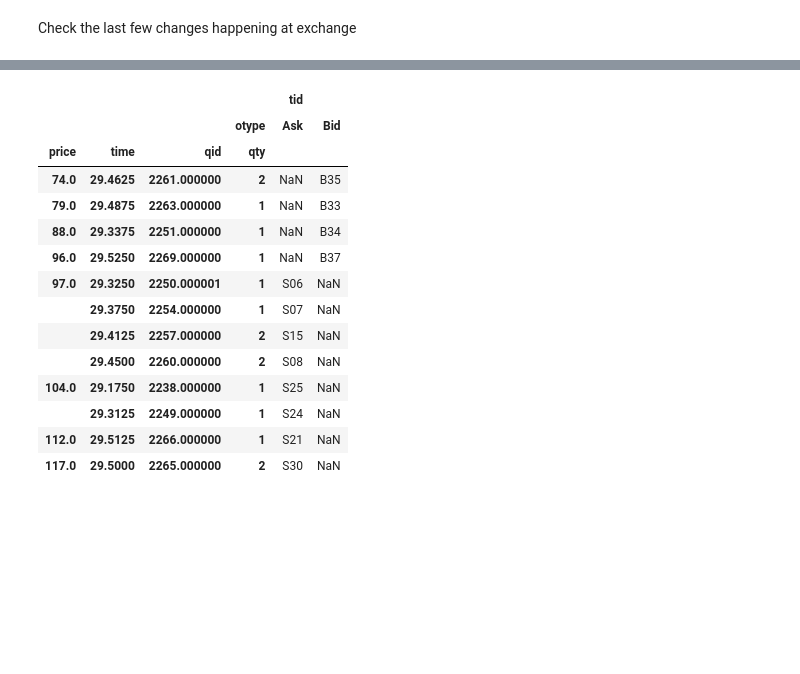
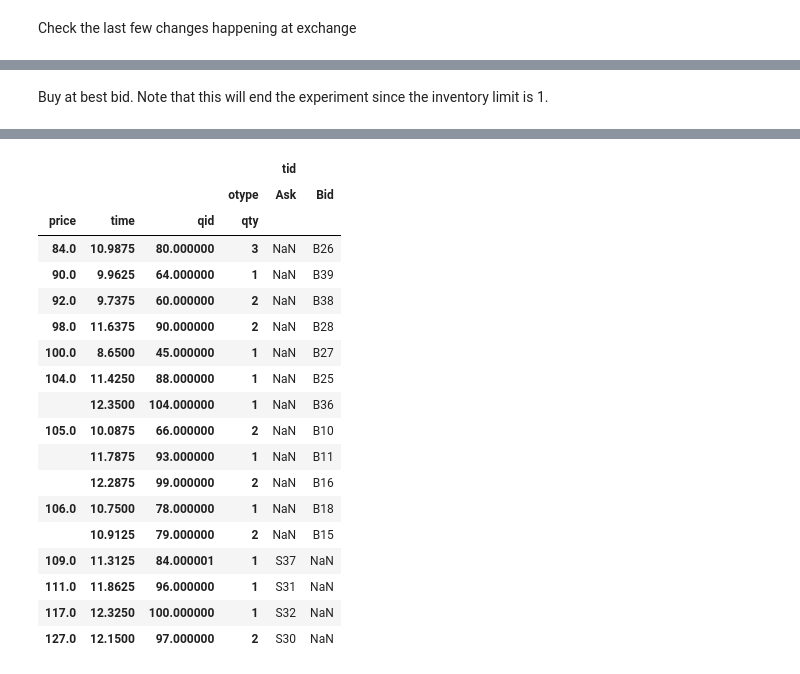
Before and after one commit to yetiminer/BUCLSE, a Jupyter notebook: Tutorials/Intro to BUCLSE part 4 Reinforcement Learning.ipynb, the cells around one changed output, grey strips where cells are left out. Saved outputs shown, nothing was run; the diff lists cells and outputs as text; code cells hidden in the pictures; blank space fills up the shorter version.

Commit message:
get RL and wang wellman working with message environment

```diff
--- a/Tutorials/Intro to BUCLSE part 4 Reinforcement Learning.ipynb
+++ b/Tutorials/Intro to BUCLSE part 4 Reinforcement Learning.ipynb
@@ -49,0 +23,30 @@ environ_dic
+# %%
+environ_dic={
+'start_time': 0.0,
+ 'end_time': 600.0, #how long the experiment goes on for
+ 'supply_price_low': 95,
+ 'supply_price_high': 95,
+ 'demand_price_low': 105,
+ 'demand_price_high': 105,
+ 'interval': 30,
+ 'timemode': 'drip-poisson',
+ 'buyers_spec': {'GVWY': 10, 'SHVR': 10, 'ZIC': 10, 'ZIP': 10}, #how many of each type of trader we want
+ 'sellers_spec': {'GVWY': 10, 'SHVR': 10, 'ZIC': 10, 'ZIP': 10},
+ 'verbose': False,
+ 'trade_file': 'avg_balance.csv', #profit and loss summary by trader type
+ 'trade_record': 'transactions.csv', #list of all transactions
+ 'dump_each_trade': True} #record each trade
+
+
+def geometric_q():
+    return np.random.geometric(0.6)
+
+environ_dic['quantity_f']=geometric_q
+
+timer=CustomTimer(start=0,end=600,step=1/80)
+messenger=Messenger()
+
+environ_dic['timer']=timer
+environ_dic['messenger']=messenger
+
+environ_dic
@@ -50,7 +71,7 @@ environ_dic
 # %% [markdown]
 Next we define a RL trader. This has a parent type trader so shares all of the methods needed to intereact with BUCLSE. We will give it some initial inventory at a certain average cost.
 # %%
-rl_trader=RLTrader( ttype='RL', tid='RL', balance=0, n_quote_limit=100
-                   ,inventory=1,direction='Long',avg_cost=120,timer=timer)
+rl_trader=RLTrader( ttype='RL', tid='RL', n_quote_limit=100
+                   ,timer=timer,messenger=messenger)
 # %% [output]
 adding exchange to RL trader  RL
@@ -129,8 +156,9 @@ print('LOB before')
 print(lobenv.render())
 
 print('RL trader does action (1,0,1) which is to add a bid order at 0 spread to best bid for quantity 1')
-_,reward,done,_=lobenv.step((1,0,1))
+observation,reward,done,_=lobenv.step((1,1,0))
 print('LOB after')
 print(lobenv.render())
+print(lobenv.trader.trade_manager)
 # %% [output]
 LOB before
@@ -200,7 +243,10 @@ SyntaxError: invalid syntax (<ipython-input-13-14a8882b0e0d>, line 1)
+# %% [markdown]
+Buy at best bid. Note that this will end the experiment since the inventory limit is 1.
 # %%
-_,reward,done,_=lobenv.step((1,-1,1))
+_,reward,done,_=lobenv.step((1,1,-1))
 
 print(lobenv)
-print(reward,done)
+print(lobenv.trader.trade_manager)
+print(f'reward:{reward},finished: {done}')
 lobenv.render()
 # %% [output]
@@ -220,18 +258,22 @@ RESPONSE: Overwrite
 |  |  |  |  | tid |  |
 |  |  |  | otype | Ask | Bid |
 | price | time | qid | qty |  |  |
-| 74.0 | 29.4625 | 2261.000000 | 2 | NaN | B35 |
-| 79.0 | 29.4875 | 2263.000000 | 1 | NaN | B33 |
-| 88.0 | 29.3375 | 2251.000000 | 1 | NaN | B34 |
-| 96.0 | 29.5250 | 2269.000000 | 1 | NaN | B37 |
-| 97.0 | 29.3250 | 2250.000001 | 1 | S06 | NaN |
-|  | 29.3750 | 2254.000000 | 1 | S07 | NaN |
-|  | 29.4125 | 2257.000000 | 2 | S15 | NaN |
-|  | 29.4500 | 2260.000000 | 2 | S08 | NaN |
-| 104.0 | 29.1750 | 2238.000000 | 1 | S25 | NaN |
-|  | 29.3125 | 2249.000000 | 1 | S24 | NaN |
-| 112.0 | 29.5125 | 2266.000000 | 1 | S21 | NaN |
-| 117.0 | 29.5000 | 2265.000000 | 2 | S30 | NaN |
+| 84.0 | 10.9875 | 80.000000 | 3 | NaN | B26 |
+| 90.0 | 9.9625 | 64.000000 | 1 | NaN | B39 |
+| 92.0 | 9.7375 | 60.000000 | 2 | NaN | B38 |
+| 98.0 | 11.6375 | 90.000000 | 2 | NaN | B28 |
+| 100.0 | 8.6500 | 45.000000 | 1 | NaN | B27 |
+| 104.0 | 11.4250 | 88.000000 | 1 | NaN | B25 |
+|  | 12.3500 | 104.000000 | 1 | NaN | B36 |
+| 105.0 | 10.0875 | 66.000000 | 2 | NaN | B10 |
+|  | 11.7875 | 93.000000 | 1 | NaN | B11 |
+|  | 12.2875 | 99.000000 | 2 | NaN | B16 |
+| 106.0 | 10.7500 | 78.000000 | 1 | NaN | B18 |
+|  | 10.9125 | 79.000000 | 2 | NaN | B15 |
+| 109.0 | 11.3125 | 84.000001 | 1 | S37 | NaN |
+| 111.0 | 11.8625 | 96.000000 | 1 | S31 | NaN |
+| 117.0 | 12.3250 | 100.000000 | 1 | S32 | NaN |
+| 127.0 | 12.1500 | 97.000000 | 2 | S30 | NaN |
 # %%
 pd.DataFrame(lobenv.sess.exchange.tape).tail(5)
 # %% [output]
```
Also changed, not shown: parts of 33 cells of this notebook, 6 other files.
